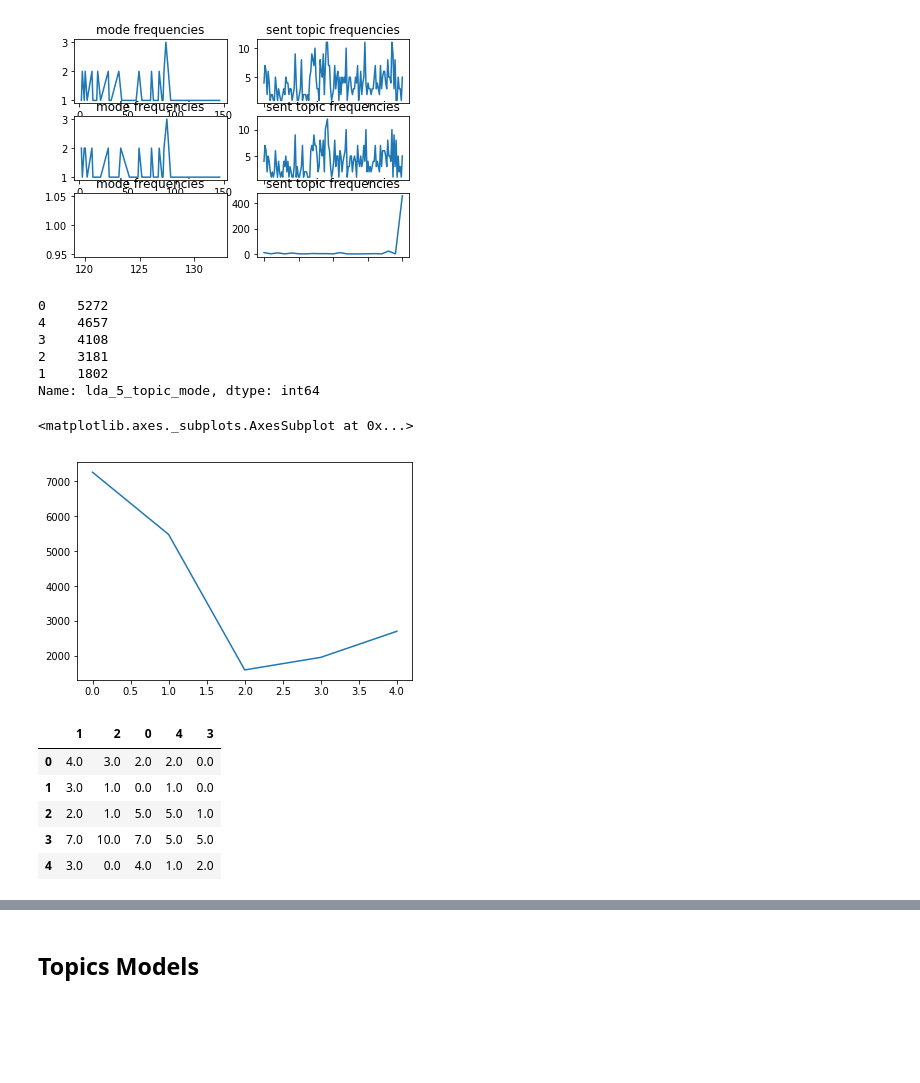
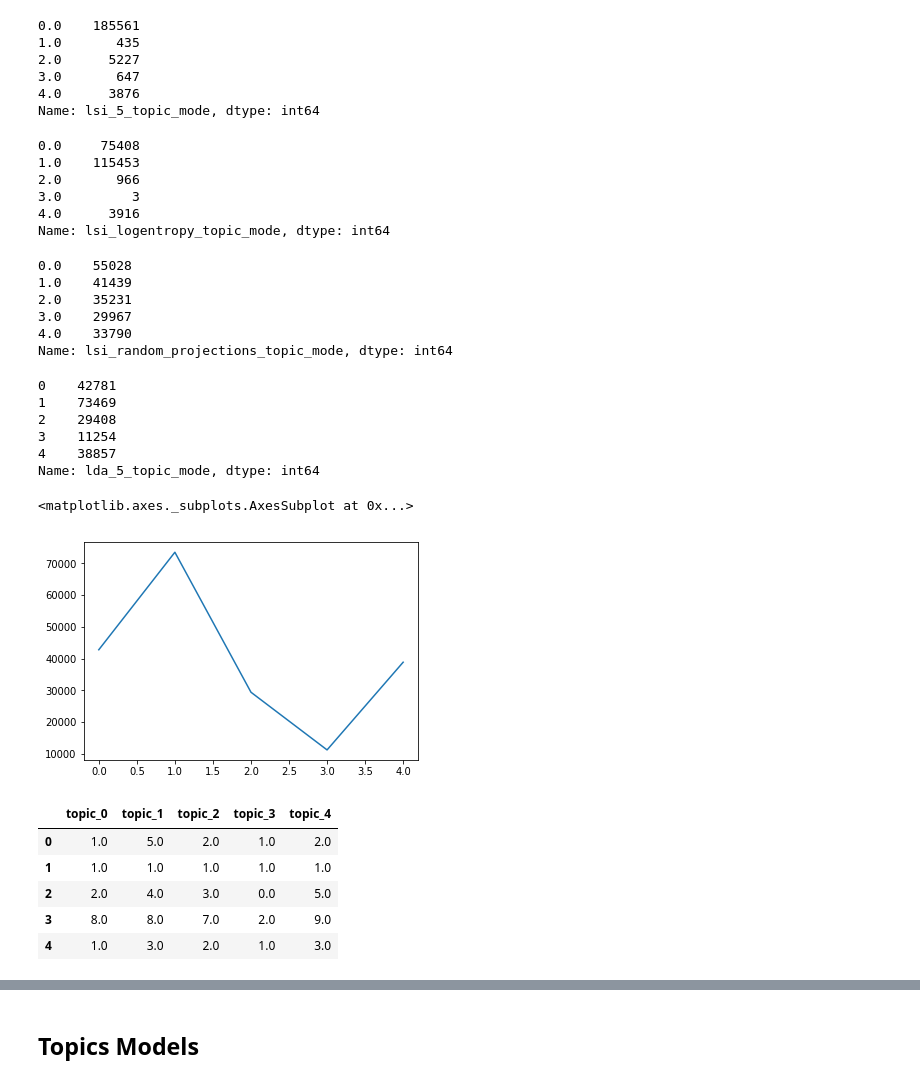
Before and after one commit to metinsenturk/review-analysis, a Jupyter notebook: notebooks/models/1.3-multi-topic-results.ipynb, the cells around one changed output, grey strips where cells are left out. Cells and saved outputs as stored; diff of their text form; code cells hidden in the pictures; blank space fills up the shorter version.

```diff
--- a/notebooks/models/1.3-multi-topic-results.ipynb
+++ b/notebooks/models/1.3-multi-topic-results.ipynb
@@ -33,7 +39,7 @@ import matplotlib.pyplot as plt
 
 topic_models_list = [i for i in df.columns if i.endswith('_mode')]
 # topic_models_list.remove('lda_random_projections_topic_mode')
-fig, axes = plt.subplots(len(topic_models_list), 2)
+fig, axes = plt.subplots(len(topic_models_list), 2, figsize=(15, 20))
 
 for i, model in enumerate(topic_models_list):
     topic_freqs = df[model].value_counts().sort_index().plot(ax=axes[i, 0], title='mode frequencies')
@@ -41,29 +47,57 @@ for i, model in enumerate(topic_models_list):
     topic_sent_freqs = pd_topic_frequencies.sum().sort_index().plot(ax=axes[i, 1], title='sent topic frequencies')
 
 plt.show()
-# %% [output]
-[figure, removed]
+# %%
+df.lsi_5_topic_mode.value_counts().sort_index()
+# %% [output]
+0.0    185561
+1.0       435
+2.0      5227
+3.0       647
+4.0      3876
+Name: lsi_5_topic_mode, dtype: int64
+# %%
+df.lsi_logentropy_topic_mode.value_counts().sort_index()
+# %% [output]
+0.0     75408
+1.0    115453
+2.0       966
+3.0         3
+4.0      3916
+Name: lsi_logentropy_topic_mode, dtype: int64
+# %%
+df.lsi_random_projections_topic_mode.value_counts().sort_index()
+# %% [output]
+0.0    55028
+1.0    41439
+2.0    35231
+3.0    29967
+4.0    33790
+Name: lsi_random_projections_topic_mode, dtype: int64
 # %%
-df.lda_5_topic_mode.value_counts()
+df.lda_5_topic_mode.value_counts().sort_index()
 # %% [output]
-0    5272
-4    4657
-3    4108
-2    3181
-1    1802
+0    42781
+1    73469
+2    29408
+3    11254
+4    38857
 Name: lda_5_topic_mode, dtype: int64
 # %%
-df.lda_topic_mode.value_counts().sort_index().plot()
+df.lda_5_topic_mode.value_counts().sort_index().plot()
 # %% [output]
 <matplotlib.axes._subplots.AxesSubplot at 0x...>
-[figure, old version]
+[figure, new version]
 # %%
-pd_topic_frequencies = df.lda_topic_mode_prob.apply(lambda x: pd.Series(x.split(',')).value_counts()).fillna(0)
-pd_topic_frequencies.head()
+pd_topic_frequencies = df.lda_5_topic_mode_prob.apply(lambda x: pd.Series(x.split(',')).value_counts()) #.fillna(0)
-# %% [output]
-|  | 1 | 2 | 0 | 4 | 3 |
-| 0 | 4.0 | 3.0 | 2.0 | 2.0 | 0.0 |
-| 1 | 3.0 | 1.0 | 0.0 | 1.0 | 0.0 |
-| 2 | 2.0 | 1.0 | 5.0 | 5.0 | 1.0 |
-| 3 | 7.0 | 10.0 | 7.0 | 5.0 | 5.0 |
-| 4 | 3.0 | 0.0 | 4.0 | 1.0 | 2.0 |
+# %%
+pd_topic_frequencies = pd_topic_frequencies.fillna(0).reindex(columns=sorted(pd_topic_frequencies))
+pd_topic_frequencies.columns = [f'topic_{i}' for i in range(5)]
+pd_topic_frequencies.head()
+# %% [output]
+|  | topic_0 | topic_1 | topic_2 | topic_3 | topic_4 |
+| 0 | 1.0 | 5.0 | 2.0 | 1.0 | 2.0 |
+| 1 | 1.0 | 1.0 | 1.0 | 1.0 | 1.0 |
+| 2 | 2.0 | 4.0 | 3.0 | 0.0 | 5.0 |
+| 3 | 8.0 | 8.0 | 7.0 | 2.0 | 9.0 |
+| 4 | 1.0 | 3.0 | 2.0 | 1.0 | 3.0 |
```
Also changed, not shown: parts of 18 cells of this notebook, 3 other files.
